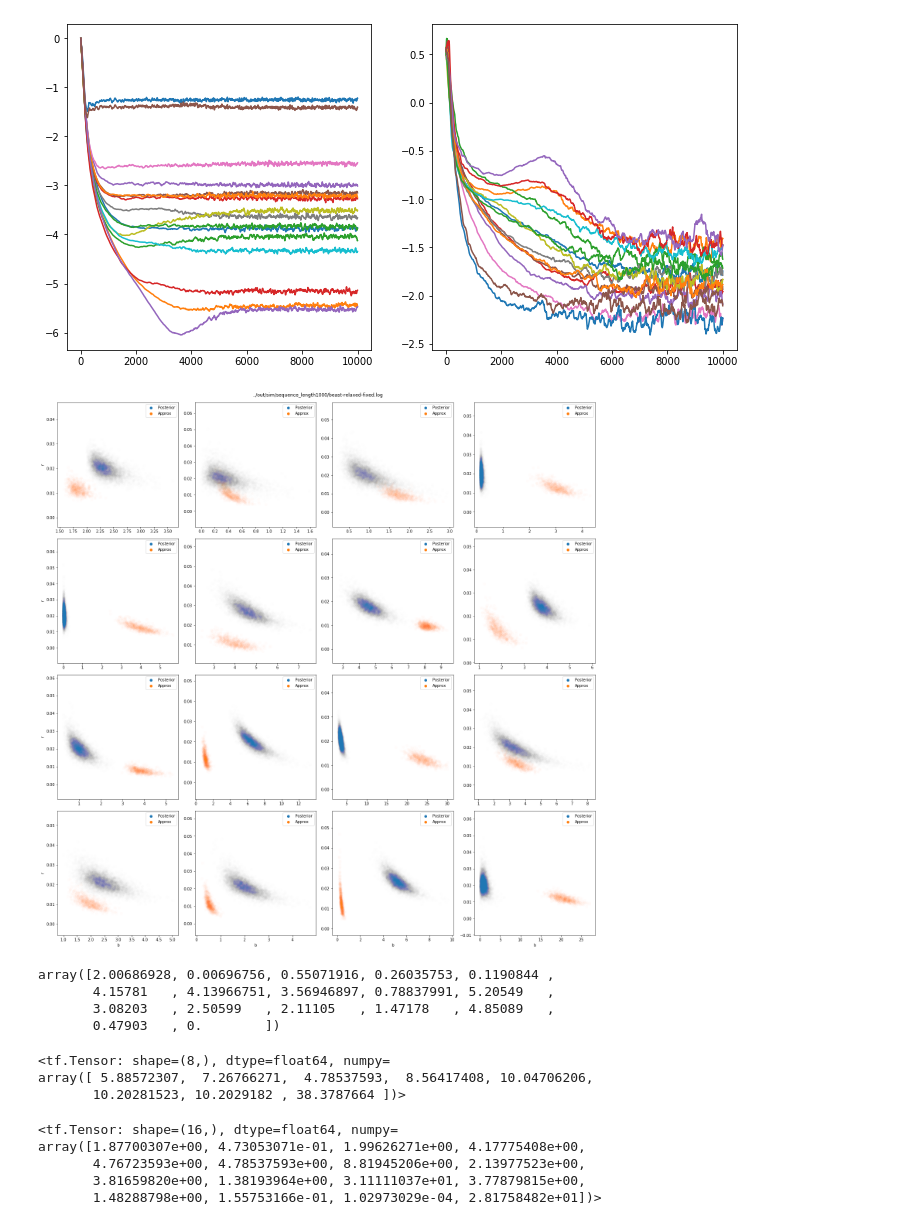
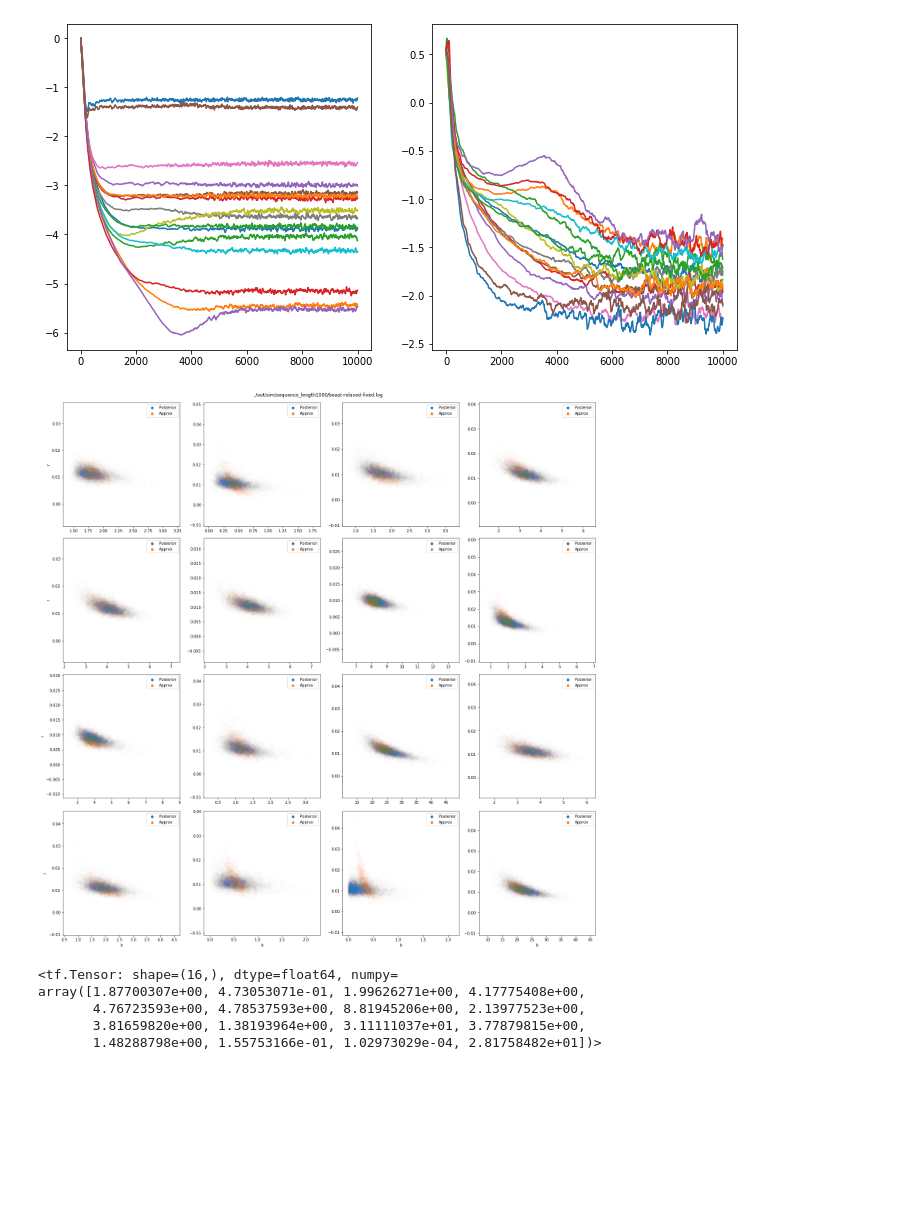
Before and after one commit to christiaanjs/treeflow-paper, a Jupyter notebook: notebook/plot-posterior-relaxed.ipynb, the cells around one changed output. Cells and saved outputs as stored; diff of their text form; code cells hidden in the pictures; blank space fills up the shorter version.

Commit message:
Fix parsing of beast rates and trees

```diff
--- a/notebook/plot-posterior-relaxed.ipynb
+++ b/notebook/plot-posterior-relaxed.ipynb
@@ -95,0 +51,11 @@ blens[-3:], rates[-3:]
+# %%
+import treeflow_pipeline.results
+import treeflow.tree_processing
+
+_, taxon_names = treeflow.tree_processing.parse_newick(topology_file)
+
+trees_parsed = treeflow_pipeline.results.parse_beast_trees(tree_file, metadata_keys=["rate"], taxon_order=taxon_names)
+# %%
+rates = trees_parsed['metadata']['rate']
+blens = trees_parsed['branch_lengths']
+rates[0], blens[0]
@@ -96,9 +71,11 @@ blens[-3:], rates[-3:]
 # %%
+import numpy as np
+
 rates_scaled = rates / trace.clock_rate[:, np.newaxis]
 mean_rate_b = remove_burn_in(trace.clock_rate)
-rates_b = remove_burn_in(rates)[:, :-1]
-rates_scaled_b = remove_burn_in(rates_scaled)[:, :-1]
-blens_b = remove_burn_in(blens)[:, :-1]
+rates_b = remove_burn_in(rates)
+rates_scaled_b = remove_burn_in(rates_scaled)
+blens_b = remove_burn_in(blens)
 # %%
 distances = blens_b * rates_b
 mean_distances = np.mean(distances, axis=0)
@@ -120,8 +97,8 @@ plt.plot(variational_fit['loss'])
 # %%
 rate_var_traces = variational_fit['params'][-2:] # TODO: How can we make sure we get the right variables?
 fig, axs = plt.subplots(ncols=len(rate_var_traces), figsize=(12, 6))
-for ax, trace in zip(axs, rate_var_traces):
-    ax.plot(trace)
+for ax, rate_var_trace in zip(axs, rate_var_traces):
+    ax.plot(rate_var_trace)
 # %% [output]
 [figure]
 # %%
@@ -133,49 +108,37 @@ approx = treeflow_pipeline.model.reconstruct_approx(topology_file, variational_f
 # %%
 import treeflow.sequences
 
+taxon_count = len(taxon_names)
 n_cols = 4
 n_branches = 2*taxon_count - 2
 n_rows = n_branches // n_cols
 
 def plot_approximation(approx):
     approx_samples = approx.sample(1000)
     approx_blens = treeflow.sequences.get_branch_lengths(approx_samples['tree'])
     approx_rates_t = approx_samples['clock_rate'].numpy() * approx_samples['rates'].numpy().T
     fig, axs = plt.subplots(nrows=n_rows, ncols=n_cols, figsize=(20, 5*n_rows), constrained_layout=True)
     axs_flat = [ax for row in axs for ax in row]
     for ax, branch_blens, branch_rates, approx_blens, approx_rates in zip(axs_flat, blens_b.T, rates_b.T, approx_blens.numpy().T, approx_rates_t):
         ax.scatter(branch_blens, branch_rates, alpha=0.005, label='Posterior')
         ax.scatter(approx_blens, approx_rates, alpha=0.01, label='Approx')
         leg = ax.legend()
         for lh in leg.legendHandles:
             lh.set_alpha(1)
 
     for ax in axs[-1]:
         ax.set_xlabel('b')
 
     for row in axs:
         row[0].set_ylabel('r')
 
     plt.suptitle(trace_file);
 
 
 plot_approximation(approx)
 plt.savefig(plot_out_file)
 # %% [output]
-[figure, old version]
+[figure, new version]
-# %%
-blens[0]
-# %% [output]
-array([2.00686928, 0.00696756, 0.55071916, 0.26035753, 0.1190844 ,
-       4.15781   , 4.13966751, 3.56946897, 0.78837991, 5.20549   ,
-       3.08203   , 2.50599   , 2.11105   , 1.47178   , 4.85089   ,
-       0.47903   , 0.        ])
-# %%
-init_node_heights
-# %% [output]
-<tf.Tensor: shape=(8,), dtype=float64, numpy=
-array([ 5.88572307,  7.26766271,  4.78537593,  8.56417408, 10.04706206,
-       10.20281523, 10.2029182 , 38.3787664 ])>
 # %%
 import tensorflow as tf
 init_node_heights = approx.model['tree'].height_distribution.node_height_distribution.bijector.forward(variational_fit['params'][-4][0])
```
Also changed, not shown: parts of 6 cells of this notebook, 5 other files.
